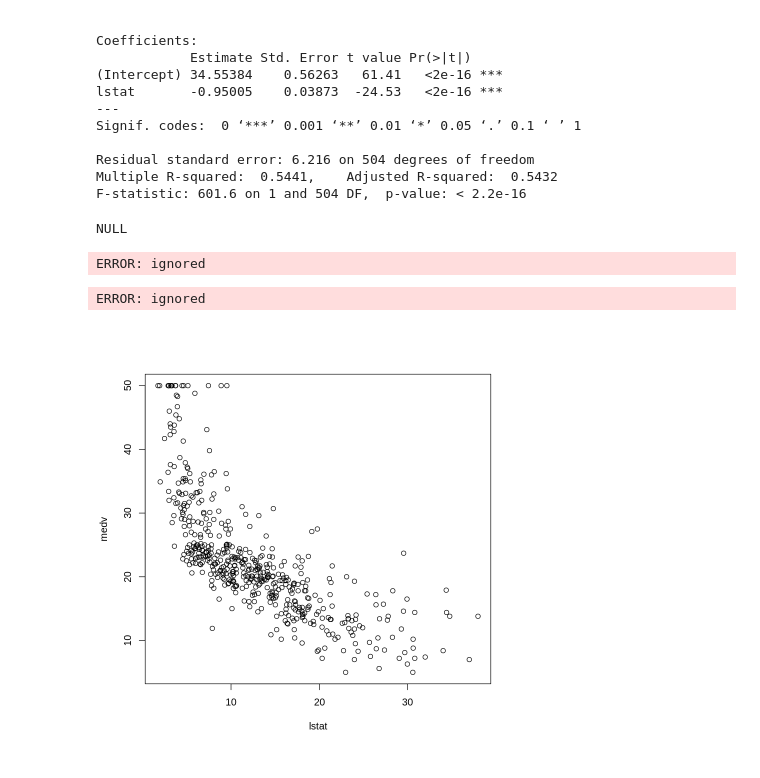
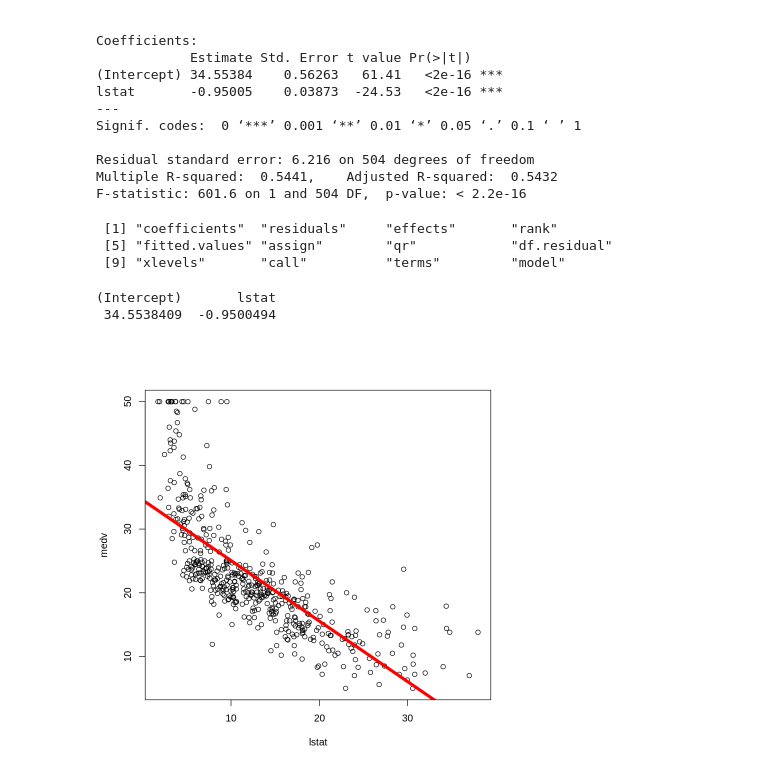
Before and after one commit to ridhampatoliya/R_Short_Course, a Jupyter notebook: Intro_to_R.ipynb, the cells around one changed output. Saved outputs shown, nothing was run; the diff lists cells and outputs as text; code cells hidden in the pictures.

```diff
--- a/Intro_to_R.ipynb
+++ b/Intro_to_R.ipynb
@@ -934,18 +983,20 @@ Signif. codes:  0 ‘***’ 0.001 ‘**’ 0.01 ‘*’ 0.05 ‘.’ 0.1 ‘ ’
 Residual standard error: 6.216 on 504 degrees of freedom
 Multiple R-squared:  0.5441,    Adjusted R-squared:  0.5432
 F-statistic: 601.6 on 1 and 504 DF,  p-value: < 2.2e-16
-# %%
-names(lm.fit)
-# %% [output]
-NULL
-# %%
-coef(lm.fit)
-# %% [output]
-ERROR: ignored
+# %%
+names(linear_model)
+# %% [output]
+ [1] "coefficients"  "residuals"     "effects"       "rank"
+ [5] "fitted.values" "assign"        "qr"            "df.residual"
+ [9] "xlevels"       "call"          "terms"         "model"
+# %%
+coef(linear_model)
+# %% [output]
+(Intercept)       lstat
+ 34.5538409  -0.9500494
 # %%
 plot(lstat,medv)
-abline(lm.fit, lwd =3, col ="red ")
+abline(linear_model, lwd =5, col ="red")
 # %% [output]
-ERROR: ignored
-[figure, old version]
+[figure, new version]
 # %%
```
Also changed, not shown: parts of 42 cells of this notebook.
